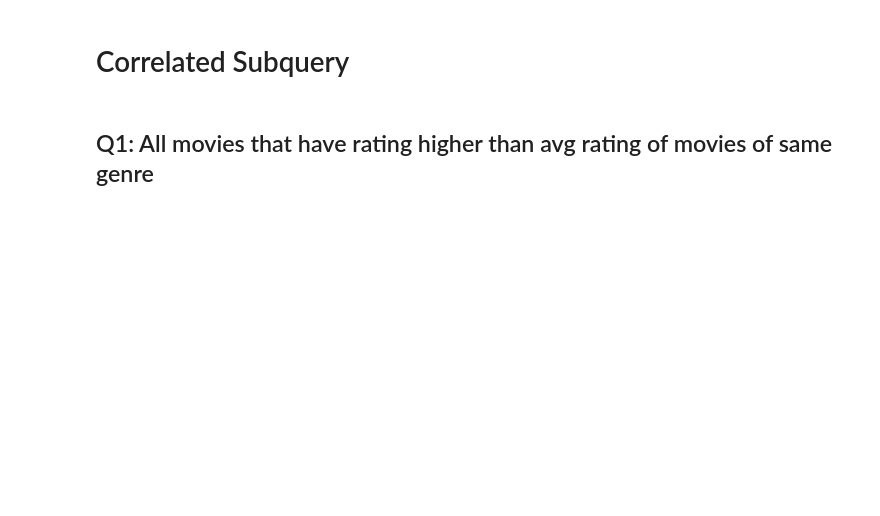
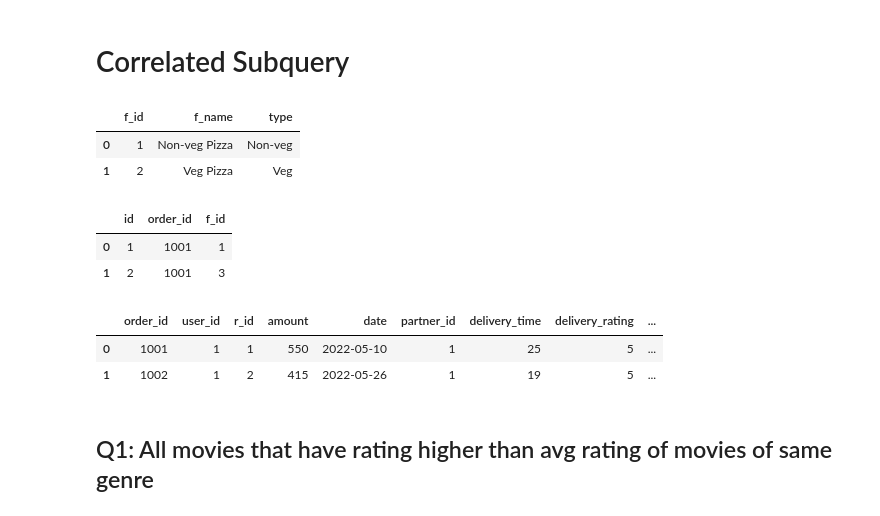
Before and after one commit to mmilannaik/bostonhousepricing, a Jupyter notebook: W15S3_SQL_Subquery.ipynb, the cells around one changed output. Cells and saved outputs as stored; diff of their text form; code cells hidden in the pictures; blank space fills up the shorter version.

```diff
--- a/W15S3_SQL_Subquery.ipynb
+++ b/W15S3_SQL_Subquery.ipynb
@@ -293,6 +293,26 @@ pysqldf(
 | 4 | Titanic | PG-13 | Drama | 1997 | December 19, 1997 (United States) | 7.8 | 1100000.0 | James Cameron | James Cameron | Leonardo DiCaprio | United States | ... |
 # %% [markdown]
 # Correlated Subquery
+# %%
+food = pd.read_csv('/content/W15S2_food.csv')
+food.head(2)
+# %% [output]
+|  | f_id | f_name | type |
+| 0 | 1 | Non-veg Pizza | Non-veg |
+| 1 | 2 | Veg Pizza | Veg |
+# %%
+order_d = pd.read_csv('/content/W15S2_order_details.csv')
+order_d.head(2)
+# %% [output]
+|  | id | order_id | f_id |
+| 0 | 1 | 1001 | 1 |
+| 1 | 2 | 1001 | 3 |
+# %%
+orders.head(2)
+# %% [output]
+|  | order_id | user_id | r_id | amount | date | partner_id | delivery_time | delivery_rating | ... |
+| 0 | 1001 | 1 | 1 | 550 | 2022-05-10 | 1 | 25 | 5 | ... |
+| 1 | 1002 | 1 | 2 | 415 | 2022-05-26 | 1 | 19 | 5 | ... |
 # %% [markdown]
 ## Q1: All movies that have rating higher than avg rating of  movies of same genre
 # %%
```
Also changed, not shown: parts of 6 cells of this notebook.
